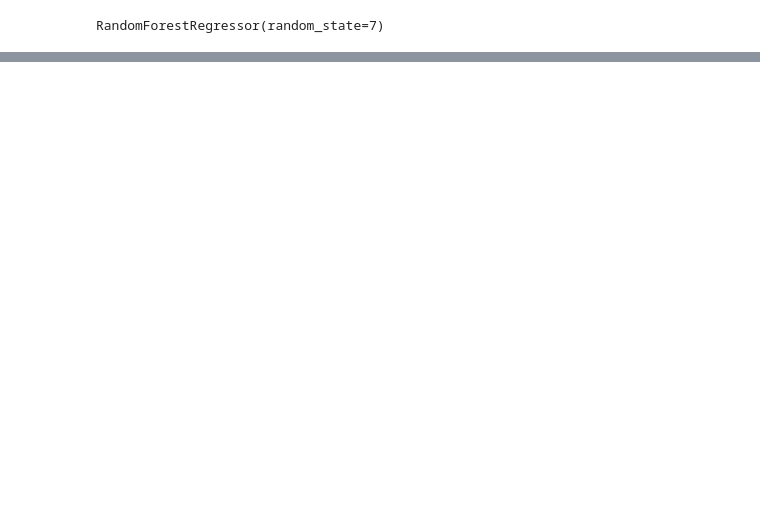
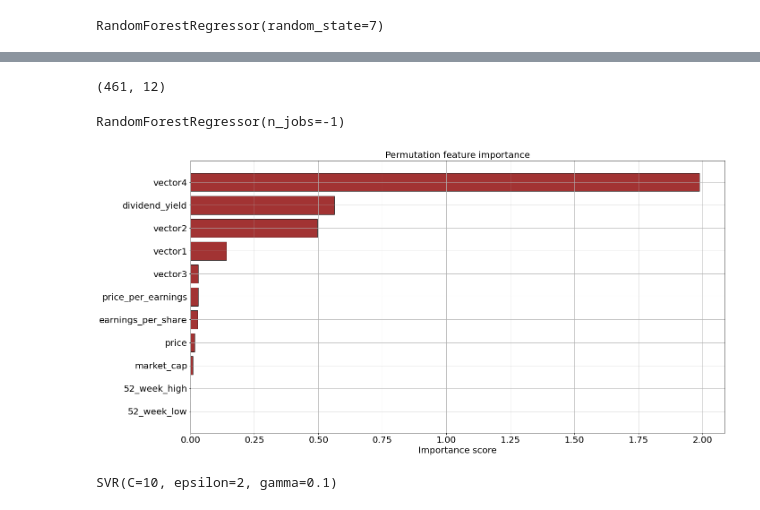
Before and after one commit to yuvi18/stock_risk_prediction, a Jupyter notebook: notebooks/esg_stock2vec.ipynb, the cells around one changed output, grey strips where cells are left out. Cells and saved outputs as stored; diff of their text form; code cells hidden in the pictures; blank space fills up the shorter version.

```diff
--- a/notebooks/esg_stock2vec.ipynb
+++ b/notebooks/esg_stock2vec.ipynb
@@ -473,0 +505,5 @@ array([22.353, 22.538, 21.691, 21.145, 19.02 , 26.681, 21.087, 21.356,
+# %%
+#columns_fi = ['price', 'price_per_earnings', 'dividend_yield', 'earnings_per_share', '52_week_low', '52_week_high', 'market_cap', 'esg_rating']
+esg2 = dataset
+esg2["esg_rating"] = target
+esg2.head()
@@ -473,0 +522,53 @@ array([22.353, 22.538, 21.691, 21.145, 19.02 , 26.681, 21.087, 21.356,
+# %%
+esg2.shape
+# %% [output]
+(461, 12)
+# %%
+df_train, df_test = train_test_split(esg2, test_size=0.20)
+
+X_train_fi, y_train_fi = df_train.drop('esg_rating',axis=1), df_train['esg_rating']
+X_test_fi, y_test_fi = df_test.drop('esg_rating',axis=1), df_test['esg_rating']
+esg_model = RandomForestRegressor(n_estimators=100, n_jobs=-1)
+#esg_model = SVR(C=10, epsilon=2, gamma=0.1)
+esg_model.fit(X_train_fi, y_train_fi)
+# %% [output]
+RandomForestRegressor(n_jobs=-1)
+# %%
+#!pip install rfpimp
+import rfpimp
+imp = rfpimp.importances(esg_model, X_test_fi, y_test_fi)
+# %%
+fig, ax = plt.subplots(figsize=(20, 10))
+SMALL_SIZE = 20
+MEDIUM_SIZE = 20
+BIGGER_SIZE = 20
+
+plt.rc('font', size=SMALL_SIZE)          # controls default text sizes
+plt.rc('axes', titlesize=SMALL_SIZE)     # fontsize of the axes title
+plt.rc('axes', labelsize=MEDIUM_SIZE)    # fontsize of the x and y labels
+plt.rc('xtick', labelsize=SMALL_SIZE)    # fontsize of the tick labels
+plt.rc('ytick', labelsize=SMALL_SIZE)    # fontsize of the tick labels
+plt.rc('legend', fontsize=SMALL_SIZE)    # legend fontsize
+plt.rc('figure', titlesize=BIGGER_SIZE)  # fontsize of the figure title
+
+ax.barh(imp.index, imp['Importance'], height=0.8, facecolor='darkred', alpha=0.8, edgecolor='k')
+ax.set_xlabel('Importance score')
+ax.set_title('Permutation feature importance')
+ax.text(0.8, 0.15, '', fontsize=12, ha='center', va='center',
+        transform=ax.transAxes, color='grey', alpha=0.9)
+plt.grid(b=None)
+plt.gca().invert_yaxis()
+
+fig.tight_layout()
+# %% [output]
+[figure, added]
+# %%
+df_train, df_test = train_test_split(esg2, test_size=0.20)
+
+X_train_fi, y_train_fi = df_train.drop('esg_rating',axis=1), df_train['esg_rating']
+X_test_fi, y_test_fi = df_test.drop('esg_rating',axis=1), df_test['esg_rating']
+#esg_model = RandomForestRegressor(n_estimators=100, n_jobs=-1)
+esg_model = SVR(C=10, epsilon=2, gamma=0.1)
+esg_model.fit(X_train_fi, y_train_fi)
+# %% [output]
+SVR(C=10, epsilon=2, gamma=0.1)
```
Also changed, not shown: parts of 27 cells of this notebook, 1 other file.
